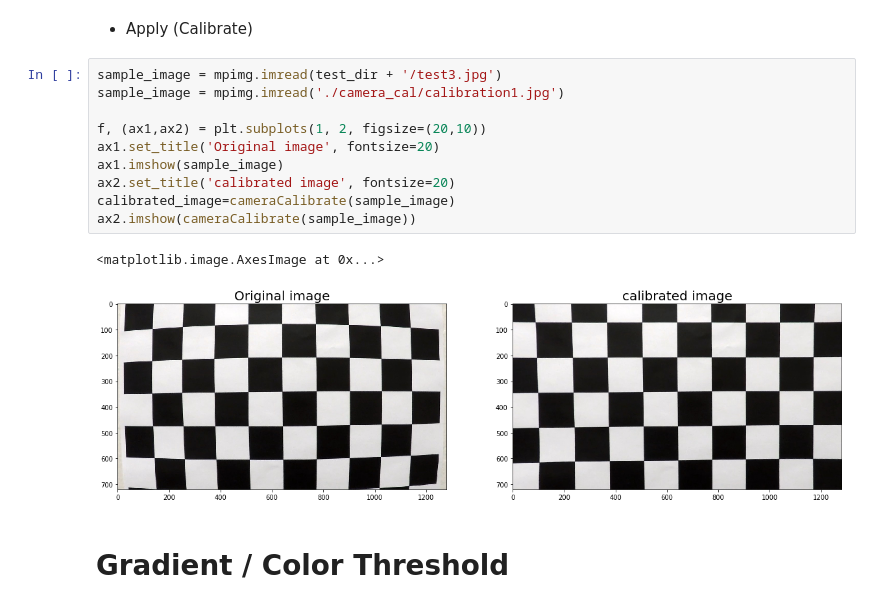
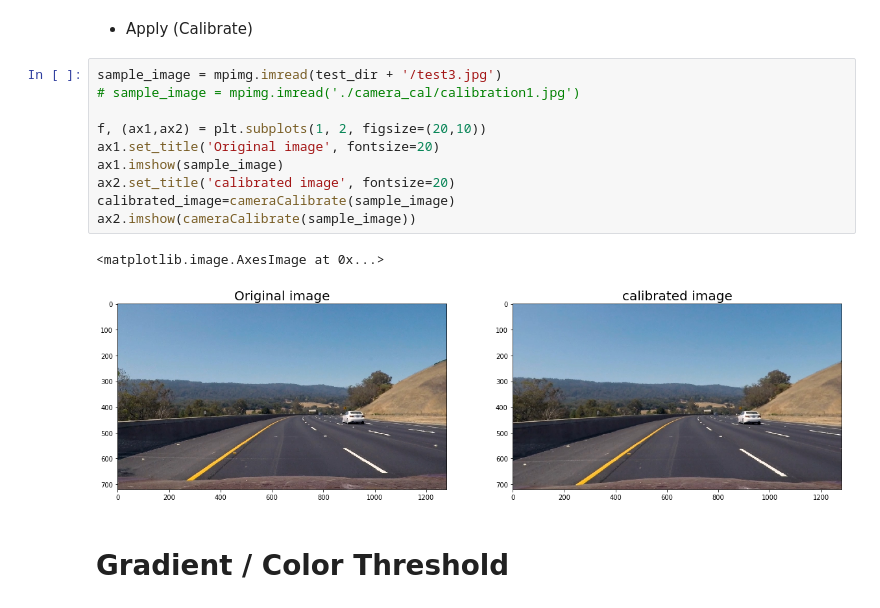
Before and after one commit to BasRizk/LaneDetection-SelfDrivingCars, a Jupyter notebook: lane_detection.ipynb, the cells around one changed output. Cells and saved outputs as stored; diff of their text form.

```diff
--- a/lane_detection.ipynb
+++ b/lane_detection.ipynb
@@ -72,17 +72,17 @@ def cameraCalibrate(image):
 * Apply (Calibrate)
 # %%
 sample_image = mpimg.imread(test_dir + '/test3.jpg')
-sample_image = mpimg.imread('./camera_cal/calibration1.jpg')
+# sample_image = mpimg.imread('./camera_cal/calibration1.jpg')
 
 f, (ax1,ax2) = plt.subplots(1, 2, figsize=(20,10))
 ax1.set_title('Original image', fontsize=20)
 ax1.imshow(sample_image)
 ax2.set_title('calibrated image', fontsize=20)
 calibrated_image=cameraCalibrate(sample_image)
 ax2.imshow(cameraCalibrate(sample_image))
 # %% [output]
 <matplotlib.image.AxesImage at 0x...>
-[figure, old version]
+[figure, new version]
 # %% [markdown]
 # Gradient / Color Threshold
 # %% [markdown]
```
Also changed, not shown: parts of 7 cells of this notebook.
